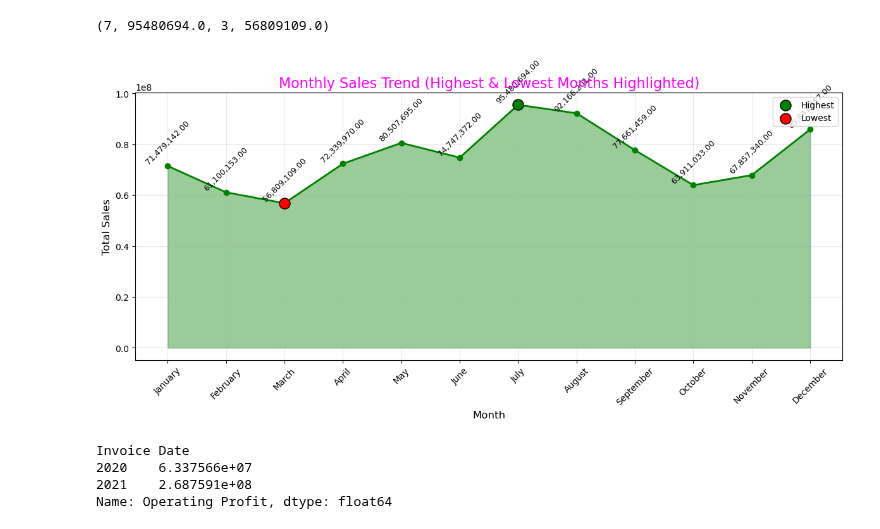
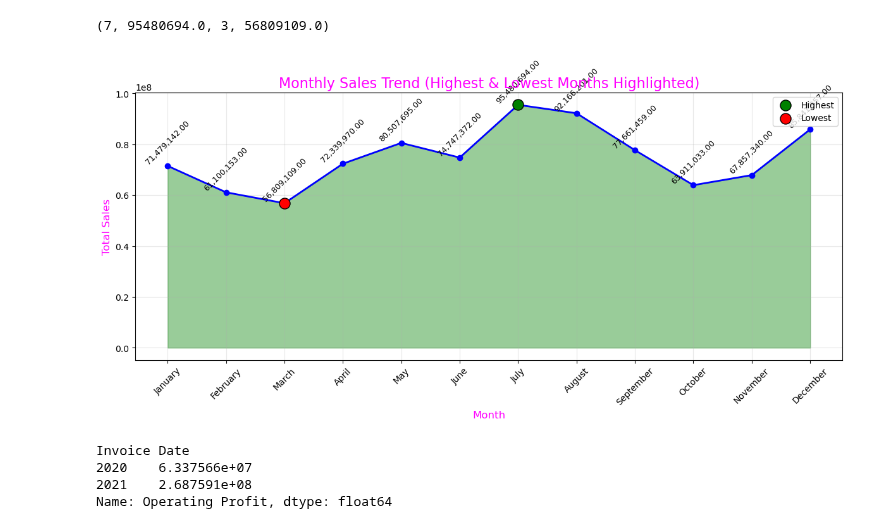
Before and after one commit to Lenmbugua/Analytics-Practice-Datasets, a Jupyter notebook: Adidas US sales Dataset.ipynb, the cells around one changed output. Cells and saved outputs as stored; diff of their text form; code cells hidden in the pictures.

```diff
--- a/Adidas US sales Dataset.ipynb
+++ b/Adidas US sales Dataset.ipynb
@@ -126,37 +126,37 @@ monthly_sales = df.groupby(df['Invoice Date'].dt.month)['Total Sales'].sum()
 # --- 2. Prepare month names ---
 month_names = [calendar.month_name[m] for m in monthly_sales.index]
 
 # --- 3. Create the Area chart with markers ---
 plt.figure(figsize=(12, 6))
 plt.fill_between(month_names, monthly_sales.values, alpha=0.4, color='green')       # area shading
-plt.plot(month_names, monthly_sales.values, marker='o', linewidth=2, color='green') # line with markers
+plt.plot(month_names, monthly_sales.values, marker='o', linewidth=2, color='blue') # line with markers
 
 # --- 4. Annotate each point with its sales value (2 decimals) ---
 for x, y in zip(month_names, monthly_sales.values):
     plt.text(x, y, f"{y:,.2f}",   # <-- now rounded to 2 decimal places
              ha='center', va='bottom', fontsize=9, rotation=45)
 
 # --- 5. Add titles & labels ---
 plt.title('Monthly Sales Trend (Highest & Lowest Months Highlighted)', fontsize=16, color='magenta')
-plt.xlabel('Month', fontsize=12)
-plt.ylabel('Total Sales', fontsize=12)
+plt.xlabel('Month', fontsize=12, color='magenta')
+plt.ylabel('Total Sales', fontsize=12, color='magenta')
 plt.xticks(rotation=45)
 
 # --- 6. Highlight highest & lowest months ---
 highest_month = monthly_sales.idxmax()
 lowest_month = monthly_sales.idxmin()
 
 plt.scatter(calendar.month_name[highest_month], monthly_sales.max(),
             color='green', s=150, edgecolor='black', zorder=5, label='Highest')
 plt.scatter(calendar.month_name[lowest_month], monthly_sales.min(),
             color='red', s=150, edgecolor='black', zorder=5, label='Lowest')
 
 plt.legend()
 plt.grid(alpha=0.3)
 plt.tight_layout()
 plt.show()
 # %% [output]
-[figure, old version]
+[figure, new version]
 # %%
 #Total operating profit by year
 df.groupby(df['Invoice Date'].dt.year)['Operating Profit'].sum()
```
Also changed, not shown: parts of 3 cells of this notebook.
